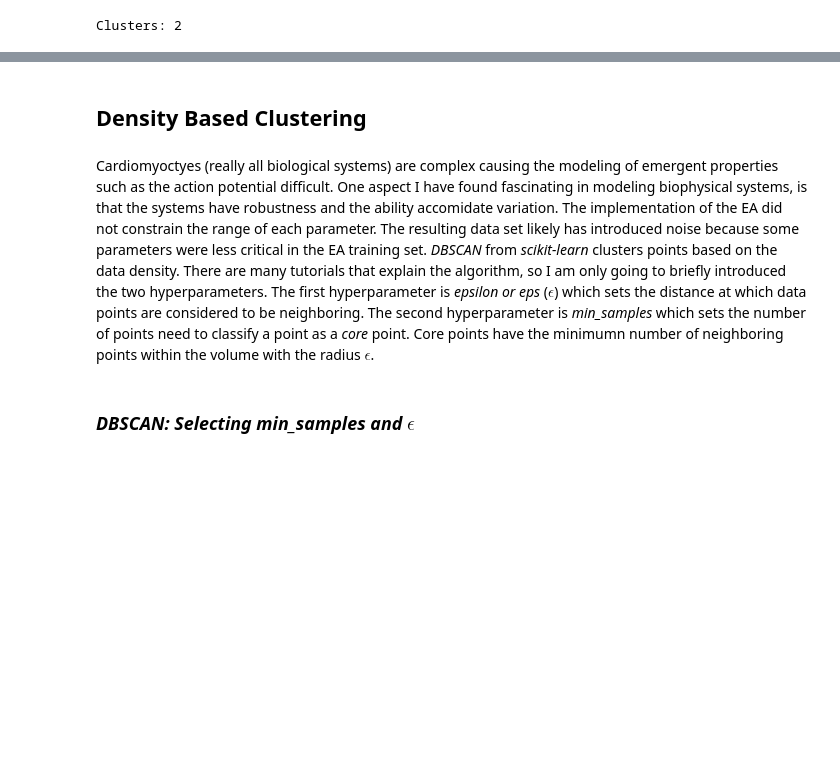
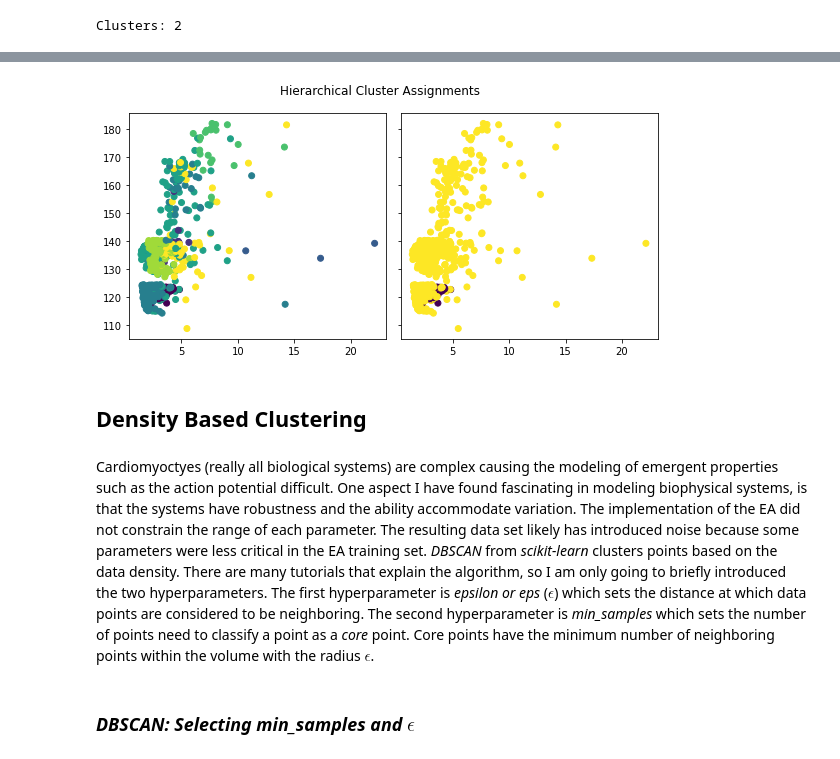
Before and after one commit to dtilley/segmenting_models, a Jupyter notebook: segmenting_models_cluster_algs.ipynb, the cells around one changed output, grey strips where cells are left out. Cells and saved outputs as stored; diff of their text form; code cells hidden in the pictures; blank space fills up the shorter version.

Commit message:
h_cluster vis

```diff
--- a/segmenting_models_cluster_algs.ipynb
+++ b/segmenting_models_cluster_algs.ipynb
@@ -136,6 +136,6 @@ The maximum distance acceleration occured at the final step, and if we look back
 # %%
 # Using the max distance of 35 as the clustering criteria
-h_clusters = fcluster(Z, 35, criterion='distance')
+h_clusters_35 = fcluster(Z, 35, criterion='distance')
 # %%
 # Using the max distance of 55 as suggested by the max-distance acceleration plot
-h_clusters_2 = fcluster(Z, 55, criterion='distance')
+h_clusters_55 = fcluster(Z, 55, criterion='distance')
@@ -142,7 +154,16 @@ h_clusters_2 = fcluster(Z, 55, criterion='distance')
+# %%
+fig, (ax1, ax2) = plt.subplots(1, 2, figsize= (8, 4) ,sharey=True)
+fig.suptitle('Hierarchical Cluster Assignments')
+ax1.scatter(dist_origin, fitness, c=h_clusters_35)
+ax2.scatter(dist_origin, fitness, c=h_clusters_55)
+plt.tight_layout()
+plt.show()
+# %% [output]
+[figure, added]
 # %% [markdown]
 ## Density Based Clustering
 # %% [markdown]
-Cardiomyoctyes (really all biological systems) are complex causing the modeling of emergent properties such as the action potential difficult. One aspect I have found fascinating in modeling biophysical systems, is that the systems have robustness and the ability accomidate variation. The implementation of the EA did not constrain the range of each parameter. The resulting data set likely has introduced noise because some parameters were less critical in the EA training set. *DBSCAN* from *scikit-learn* clusters points based on the data density. There are many tutorials that explain the algorithm, so I am only going to briefly introduced the two hyperparameters. The first hyperparameter is *epsilon or eps* ($\epsilon$) which sets the distance at which data points are considered to be neighboring. The second hyperparameter is *min_samples* which sets the number of points need to classify a point as a *core* point. Core points have the minimumn number of neighboring points within the volume with the radius $\epsilon$.
+Cardiomyoctyes (really all biological systems) are complex causing the modeling of emergent properties such as the action potential difficult. One aspect I have found fascinating in modeling biophysical systems, is that the systems have robustness and the ability accommodate variation. The implementation of the EA did not constrain the range of each parameter. The resulting data set likely has introduced noise because some parameters were less critical in the EA training set. *DBSCAN* from *scikit-learn* clusters points based on the data density. There are many tutorials that explain the algorithm, so I am only going to briefly introduced the two hyperparameters. The first hyperparameter is *epsilon or eps* ($\epsilon$) which sets the distance at which data points are considered to be neighboring. The second hyperparameter is *min_samples* which sets the number of points need to classify a point as a *core* point. Core points have the minimum number of neighboring points within the volume with the radius $\epsilon$.
 # %% [markdown]
 ### *DBSCAN: Selecting min_samples and $\epsilon$*
 # %% [markdown]
```
Also changed, not shown: parts of 9 cells of this notebook.
